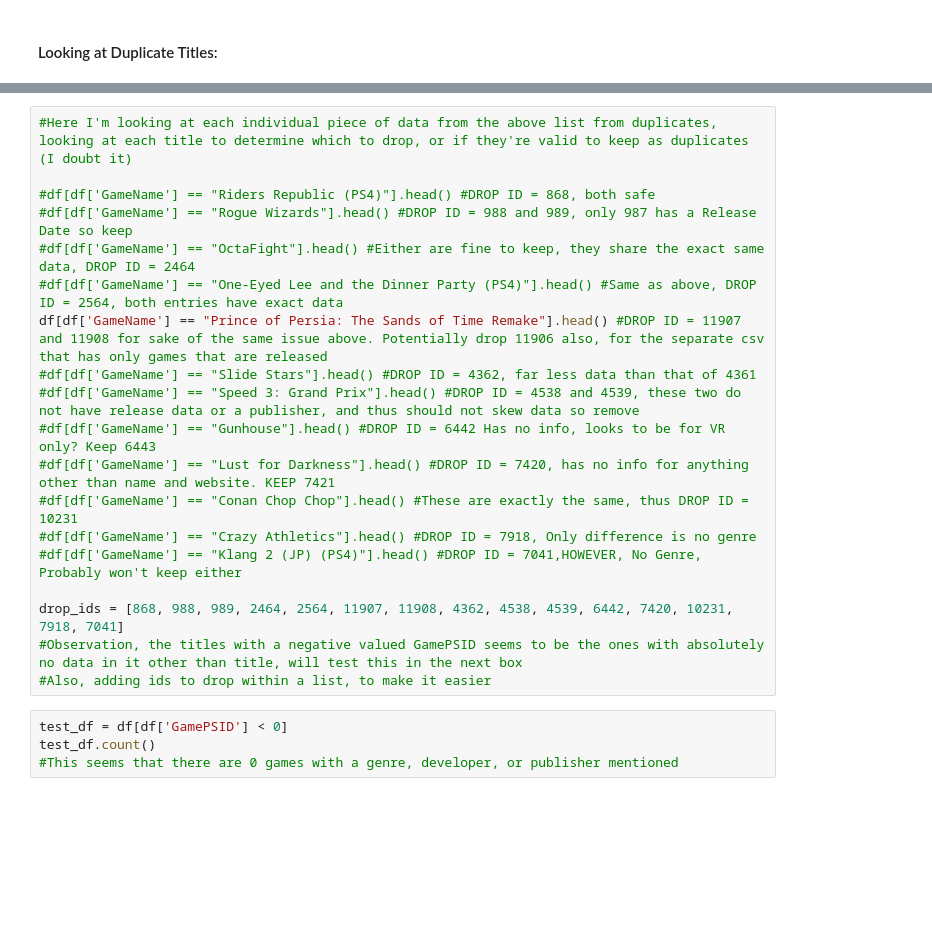
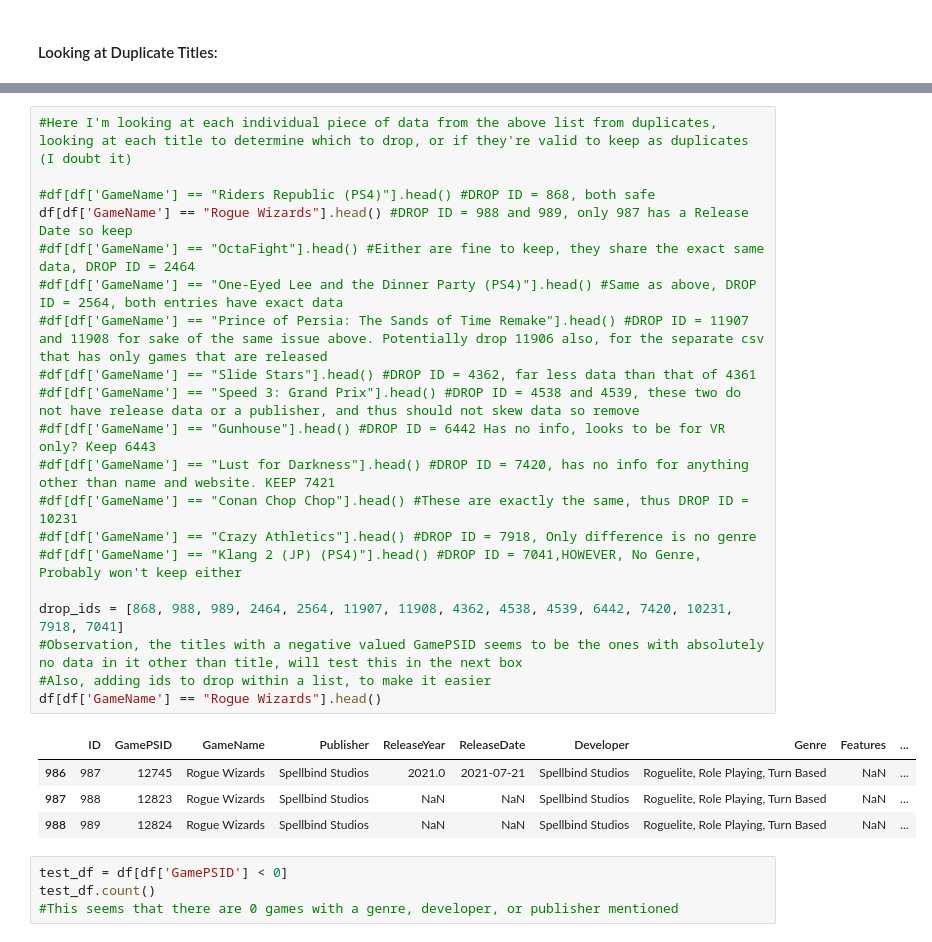
Before and after one commit to MikeyMorg/CS549_Project, a Jupyter notebook: EditData/CleanUp.ipynb, the cells around one changed output, grey strips where cells are left out. Saved outputs shown, nothing was run; the diff lists cells and outputs as text; blank space fills up the shorter version.

```diff
--- a/EditData/CleanUp.ipynb
+++ b/EditData/CleanUp.ipynb
@@ -116,22 +116,28 @@ duplicate_df.head(15)
 # %%
 #Here I'm looking at each individual piece of data from the above list from duplicates, looking at each title to determine which to drop, or if they're valid to keep as duplicates (I doubt it)
 
 #df[df['GameName'] == "Riders Republic (PS4)"].head() #DROP ID = 868, both safe
-#df[df['GameName'] == "Rogue Wizards"].head() #DROP ID = 988 and 989, only 987 has a Release Date so keep
+df[df['GameName'] == "Rogue Wizards"].head() #DROP ID = 988 and 989, only 987 has a Release Date so keep
 #df[df['GameName'] == "OctaFight"].head() #Either are fine to keep, they share the exact same data, DROP ID = 2464
 #df[df['GameName'] == "One-Eyed Lee and the Dinner Party (PS4)"].head() #Same as above, DROP ID = 2564, both entries have exact data
-df[df['GameName'] == "Prince of Persia: The Sands of Time Remake"].head() #DROP ID = 11907 and 11908 for sake of the same issue above. Potentially drop 11906 also, for the separate csv that has only games that are released
+#df[df['GameName'] == "Prince of Persia: The Sands of Time Remake"].head() #DROP ID = 11907 and 11908 for sake of the same issue above. Potentially drop 11906 also, for the separate csv that has only games that are released
 #df[df['GameName'] == "Slide Stars"].head() #DROP ID = 4362, far less data than that of 4361
 #df[df['GameName'] == "Speed 3: Grand Prix"].head() #DROP ID = 4538 and 4539, these two do not have release data or a publisher, and thus should not skew data so remove
 #df[df['GameName'] == "Gunhouse"].head() #DROP ID = 6442 Has no info, looks to be for VR only? Keep 6443
 #df[df['GameName'] == "Lust for Darkness"].head() #DROP ID = 7420, has no info for anything other than name and website. KEEP 7421
 #df[df['GameName'] == "Conan Chop Chop"].head() #These are exactly the same, thus DROP ID = 10231
 #df[df['GameName'] == "Crazy Athletics"].head() #DROP ID = 7918, Only difference is no genre
 #df[df['GameName'] == "Klang 2 (JP) (PS4)"].head() #DROP ID = 7041,HOWEVER, No Genre, Probably won't keep either
 
 drop_ids = [868, 988, 989, 2464, 2564, 11907, 11908, 4362, 4538, 4539, 6442, 7420, 10231, 7918, 7041]
 #Observation, the titles with a negative valued GamePSID seems to be the ones with absolutely no data in it other than title, will test this in the next box
 #Also, adding ids to drop within a list, to make it easier
+df[df['GameName'] == "Rogue Wizards"].head()
+# %% [output]
+|  | ID | GamePSID | GameName | Publisher | ReleaseYear | ReleaseDate | Developer | Genre | Features | ... |
+| 986 | 987 | 12745 | Rogue Wizards | Spellbind Studios | 2021.0 | 2021-07-21 | Spellbind Studios | Roguelite, Role Playing, Turn Based | NaN | ... |
+| 987 | 988 | 12823 | Rogue Wizards | Spellbind Studios | NaN | NaN | Spellbind Studios | Roguelite, Role Playing, Turn Based | NaN | ... |
+| 988 | 989 | 12824 | Rogue Wizards | Spellbind Studios | NaN | NaN | Spellbind Studios | Roguelite, Role Playing, Turn Based | NaN | ... |
 # %%
 test_df = df[df['GamePSID'] < 0]
 test_df.count()
```
Also changed, not shown: parts of 4 cells of this notebook, 2 other files.
